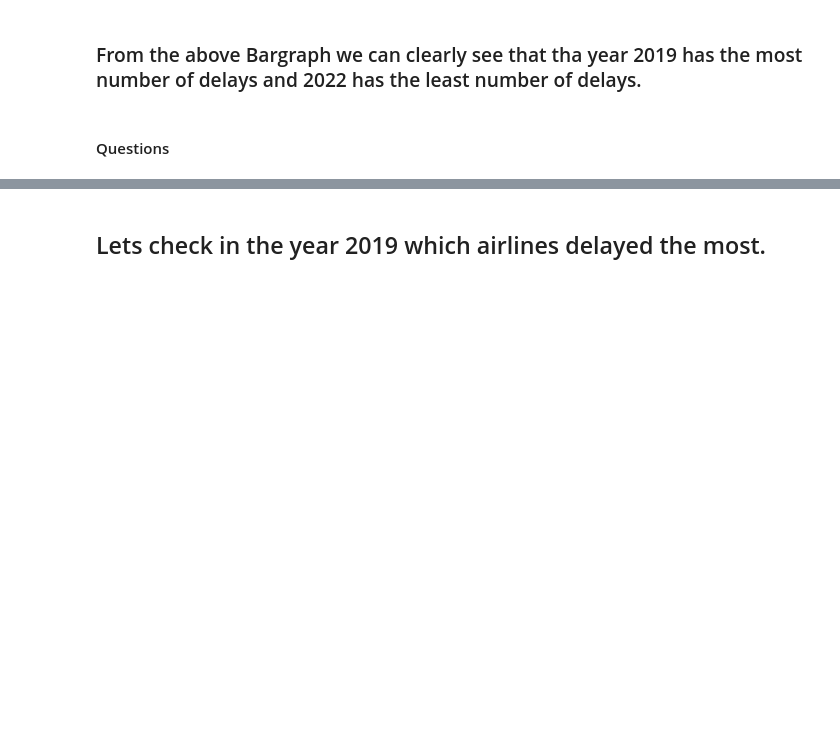
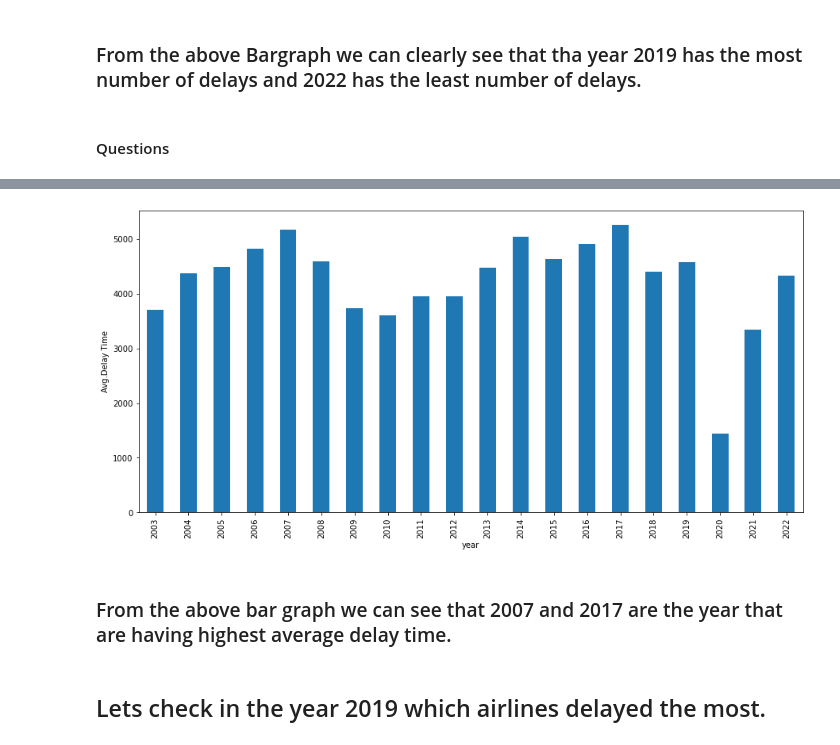
Before and after one commit to KunduruJayasimhareddy/USA-Airlines-Delay-Cause, a Jupyter notebook: EDA PROJECT.ipynb, the cells around one changed output, grey strips where cells are left out. Drawn from its saved outputs; the diff is of its cells as text; code cells hidden in the pictures; blank space fills up the shorter version.

```diff
--- a/EDA PROJECT.ipynb
+++ b/EDA PROJECT.ipynb
@@ -324,3 +324,12 @@ plt.show()
+# %%
+# the above bar graph is for the most number of delays now lets check for the years which has highest average time of delay.
+df1.groupby('year')["arr_delay"].mean().plot(kind = "bar",figsize=(15,7))
+plt.ylabel("Avg.Delay Time")
+plt.show()
+# %% [output]
+[figure, added]
+# %% [markdown]
+### From the above bar graph we can see that 2007 and 2017 are the year that are having highest average delay time.
 # %% [markdown]
 ## Lets check in the year 2019 which airlines delayed the most.
 # %%
```
Also changed, not shown: parts of 82 cells of this notebook.
